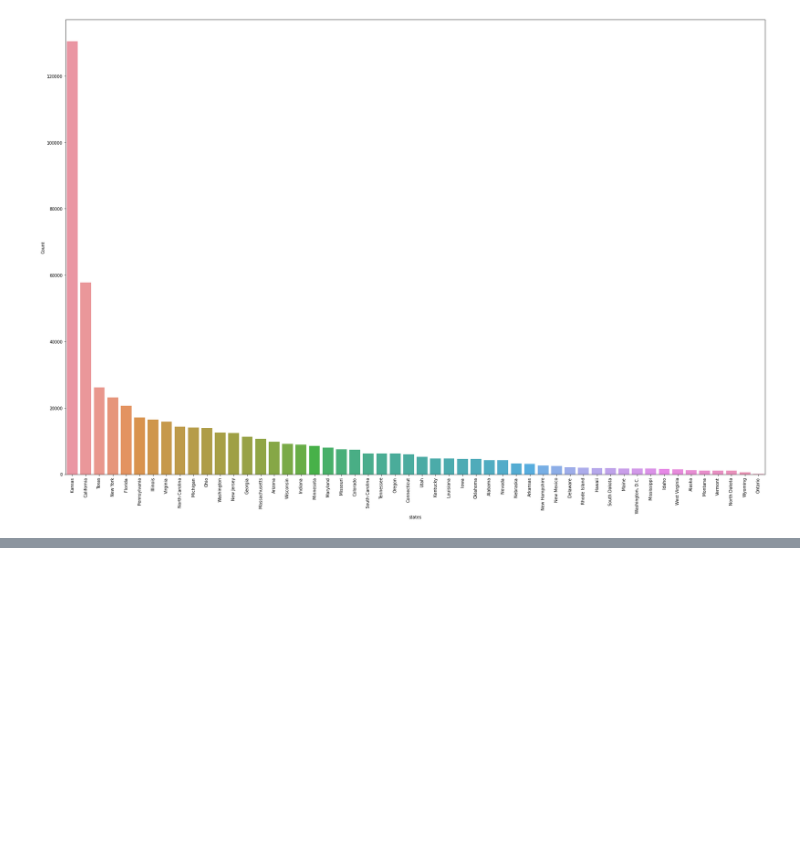
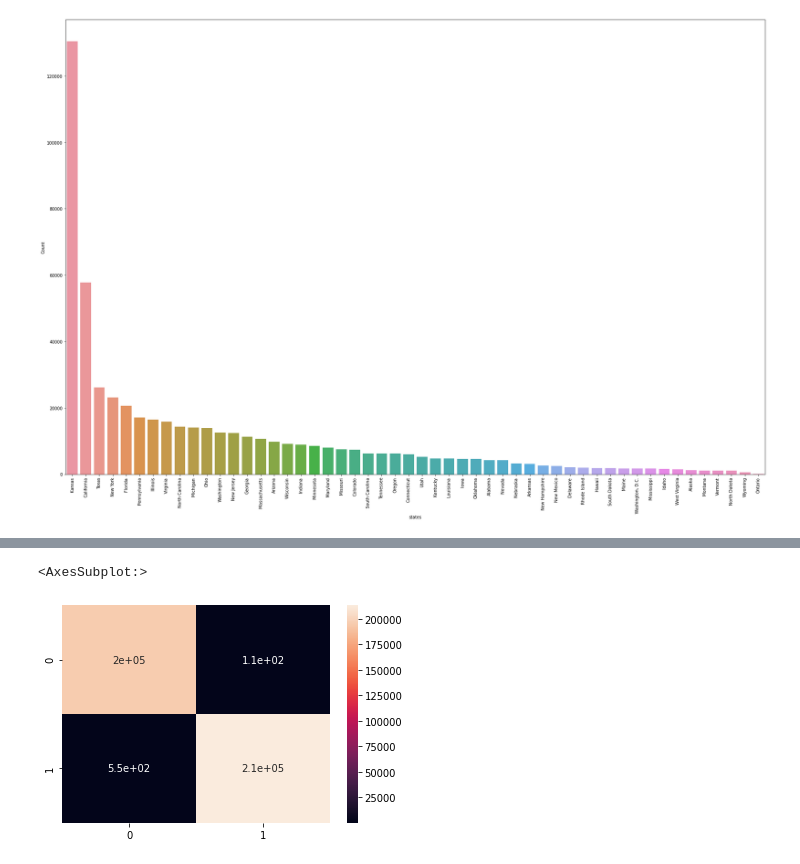
Before and after one commit to marvin2311/BigFive_Personality_Analysis, a Jupyter notebook: Notebook_Eric.ipynb, the cells around one changed output, grey strips where cells are left out. Drawn from its saved outputs; the diff is of its cells as text; code cells hidden in the pictures; blank space fills up the shorter version.

Commit message:
predict political bias with classifier

```diff
--- a/Notebook_Eric.ipynb
+++ b/Notebook_Eric.ipynb
@@ -516,0 +634,15 @@ sns.boxplot(x="political bias", y="EXT1", hue="region", data=Dataset_USA, palett
+# %%
+from sklearn.model_selection import train_test_split
+
+X = Dataset_USA_predict_bias.drop(columns=['political bias'])
+y = Dataset_USA_predict_bias['political bias']
+
+X_train, X_test, y_train, y_test = train_test_split(X,y,test_size=0.25)
+# %%
+from sklearn.tree import DecisionTreeClassifier
+from sklearn.metrics import classification_report, confusion_matrix
+
+decision_tree = DecisionTreeClassifier()
+decision_tree.fit(X_train,y_train)
+
+y_prediction = decision_tree.predict(X_test)
@@ -516,0 +662,5 @@ sns.boxplot(x="political bias", y="EXT1", hue="region", data=Dataset_USA, palett
+# %%
+from sklearn.ensemble import RandomForestClassifier
+
+randomforest_classifier = RandomForestClassifier(n_estimators = 50, criterion = 'entropy')
+randomforest_classifier.fit(X_train, y_train)
@@ -516,0 +669,3 @@ sns.boxplot(x="political bias", y="EXT1", hue="region", data=Dataset_USA, palett
+# %%
+y_predict_train = randomforest_classifier.predict(X_train)
+print(classification_report(y_train, y_predict_train))
@@ -516,0 +681,6 @@ sns.boxplot(x="political bias", y="EXT1", hue="region", data=Dataset_USA, palett
+# %%
+cm = confusion_matrix(y_train, y_predict_train)
+sns.heatmap(cm, annot=True)
+# %% [output]
+<AxesSubplot:>
+[figure, added]
```
Also changed, not shown: parts of 17 cells of this notebook.
